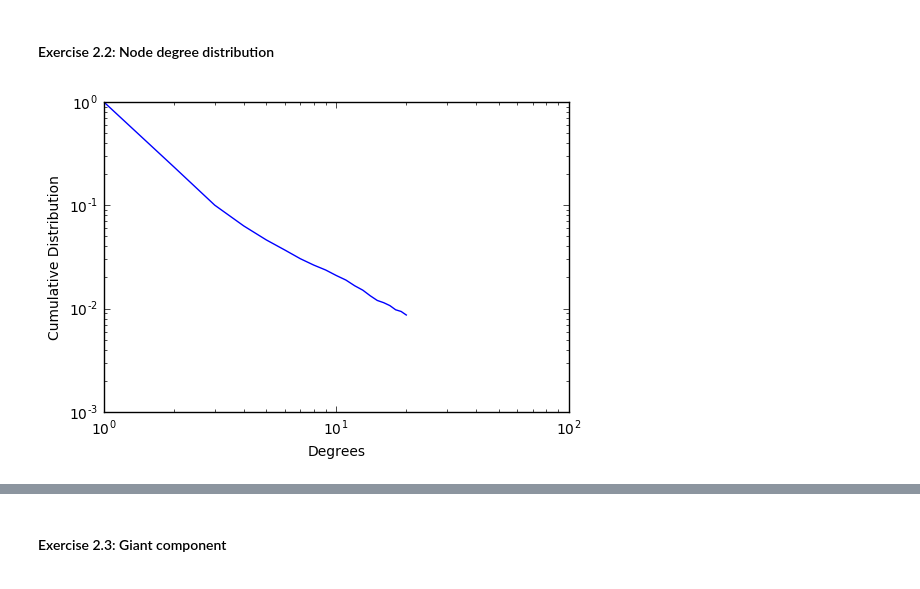
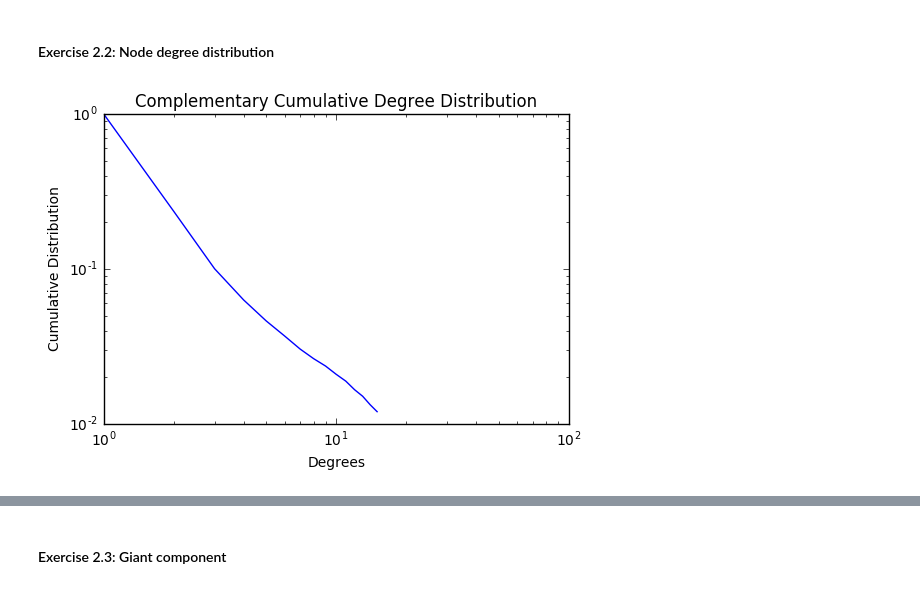
Before and after one commit to jeanbaptistebeau/Internet-Analytics-Notebooks, a Jupyter notebook: lab2/notebooks/ix-lab2-notebook-part1.ipynb, the cells around one changed output, grey strips where cells are left out. Cells and saved outputs as stored; diff of their text form; code cells hidden in the pictures.

```diff
--- a/lab2/notebooks/ix-lab2-notebook-part1.ipynb
+++ b/lab2/notebooks/ix-lab2-notebook-part1.ipynb
@@ -64,15 +64,16 @@ def compute_deg_dist(graph):
     return np.array(list(deg_distr.keys())), 1 - cumulative / len(graph)
 # %%
 degs, counts = compute_deg_dist(G1)
-N = 20
+N = 15
 
 fig, ax = plt.subplots()
 x = degs[:N]
 y = counts[:N]
 plt.loglog(x, y)
+ax.set_title("Complementary Cumulative Degree Distribution")
 ax.xaxis.set_label_text("Degrees")
 ax.yaxis.set_label_text("Cumulative Distribution")
 plt.show()
 # %% [output]
-[figure, old version]
+[figure, new version]
 # %% [markdown]
```
Also changed, not shown: parts of 11 cells of this notebook, 1 other file.
